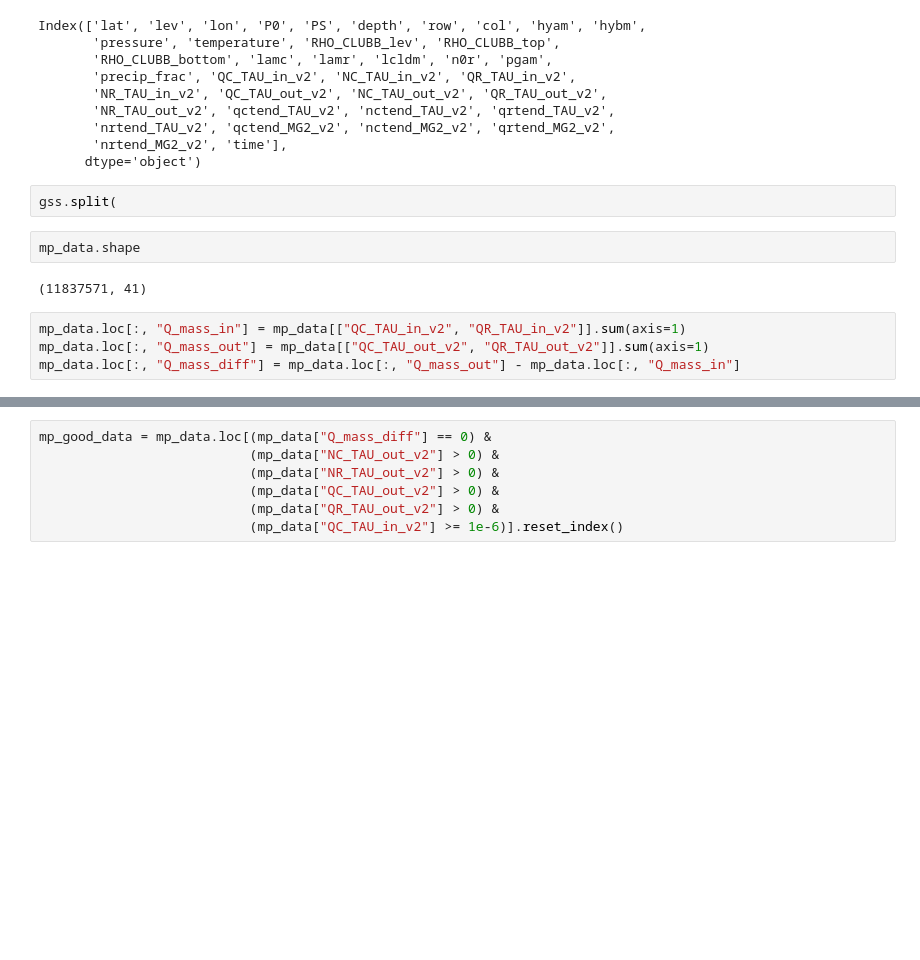
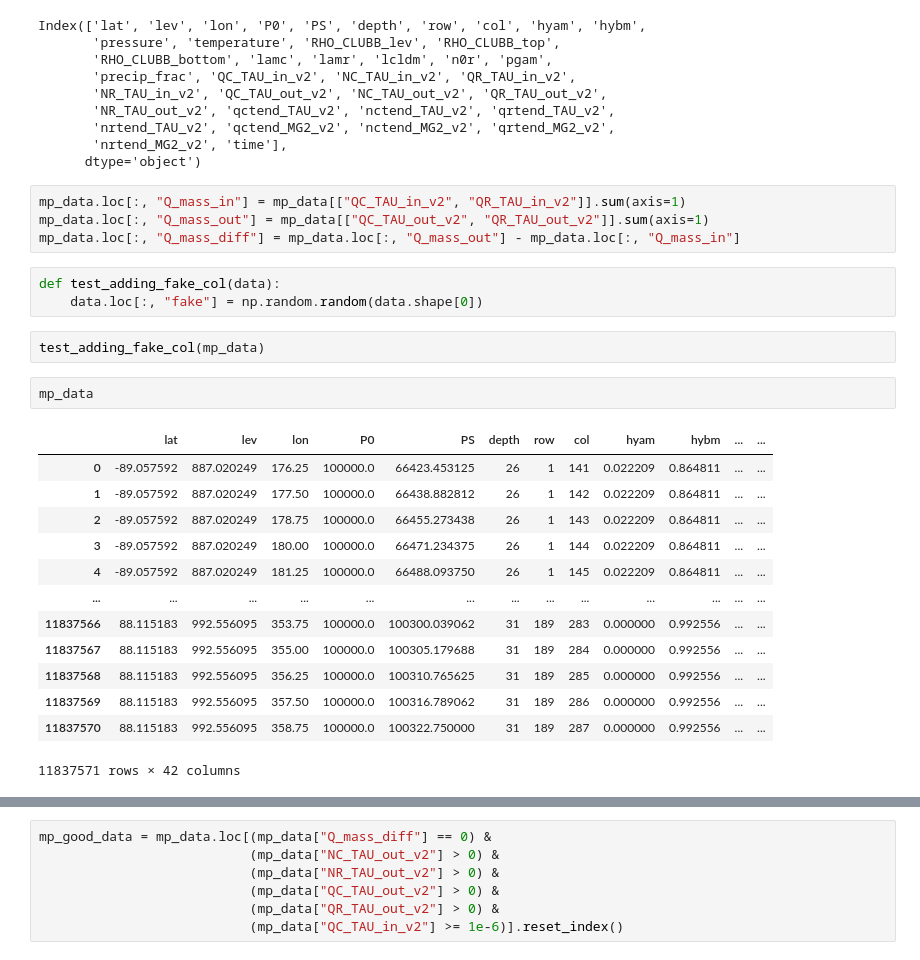
Before and after one commit to NCAR/mlmicrophysics, a Jupyter notebook: notebooks/physics_based_mp_nn.ipynb, the cells around one changed output, grey strips where cells are left out. Cells and saved outputs as stored; diff of their text form; blank space fills up the shorter version.

```diff
--- a/notebooks/physics_based_mp_nn.ipynb
+++ b/notebooks/physics_based_mp_nn.ipynb
@@ -60,13 +58,28 @@ Index(['lat', 'lev', 'lon', 'P0', 'PS', 'depth', 'row', 'col', 'hyam', 'hybm',
        'nrtend_TAU_v2', 'qctend_MG2_v2', 'nctend_MG2_v2', 'qrtend_MG2_v2',
        'nrtend_MG2_v2', 'time'],
       dtype='object')
-# %%
-gss.split(
-# %%
-mp_data.shape
-# %% [output]
-(11837571, 41)
 # %%
 mp_data.loc[:, "Q_mass_in"] = mp_data[["QC_TAU_in_v2", "QR_TAU_in_v2"]].sum(axis=1)
 mp_data.loc[:, "Q_mass_out"] = mp_data[["QC_TAU_out_v2", "QR_TAU_out_v2"]].sum(axis=1)
 mp_data.loc[:, "Q_mass_diff"] = mp_data.loc[:, "Q_mass_out"] - mp_data.loc[:, "Q_mass_in"]
+# %%
+def test_adding_fake_col(data):
+    data.loc[:, "fake"] = np.random.random(data.shape[0])
+# %%
+test_adding_fake_col(mp_data)
+# %%
+mp_data
+# %% [output]
+|  | lat | lev | lon | P0 | PS | depth | row | col | hyam | hybm | ... | ... |
+| 0 | -89.057592 | 887.020249 | 176.25 | 100000.0 | 66423.453125 | 26 | 1 | 141 | 0.022209 | 0.864811 | ... | ... |
+| 1 | -89.057592 | 887.020249 | 177.50 | 100000.0 | 66438.882812 | 26 | 1 | 142 | 0.022209 | 0.864811 | ... | ... |
+| 2 | -89.057592 | 887.020249 | 178.75 | 100000.0 | 66455.273438 | 26 | 1 | 143 | 0.022209 | 0.864811 | ... | ... |
+| 3 | -89.057592 | 887.020249 | 180.00 | 100000.0 | 66471.234375 | 26 | 1 | 144 | 0.022209 | 0.864811 | ... | ... |
+| 4 | -89.057592 | 887.020249 | 181.25 | 100000.0 | 66488.093750 | 26 | 1 | 145 | 0.022209 | 0.864811 | ... | ... |
+| ... | ... | ... | ... | ... | ... | ... | ... | ... | ... | ... | ... | ... |
+| 11837566 | 88.115183 | 992.556095 | 353.75 | 100000.0 | 100300.039062 | 31 | 189 | 283 | 0.000000 | 0.992556 | ... | ... |
+| 11837567 | 88.115183 | 992.556095 | 355.00 | 100000.0 | 100305.179688 | 31 | 189 | 284 | 0.000000 | 0.992556 | ... | ... |
+| 11837568 | 88.115183 | 992.556095 | 356.25 | 100000.0 | 100310.765625 | 31 | 189 | 285 | 0.000000 | 0.992556 | ... | ... |
+| 11837569 | 88.115183 | 992.556095 | 357.50 | 100000.0 | 100316.789062 | 31 | 189 | 286 | 0.000000 | 0.992556 | ... | ... |
+| 11837570 | 88.115183 | 992.556095 | 358.75 | 100000.0 | 100322.750000 | 31 | 189 | 287 | 0.000000 | 0.992556 | ... | ... |
+11837571 rows × 42 columns
```
Also changed, not shown: parts of 8 cells of this notebook.
